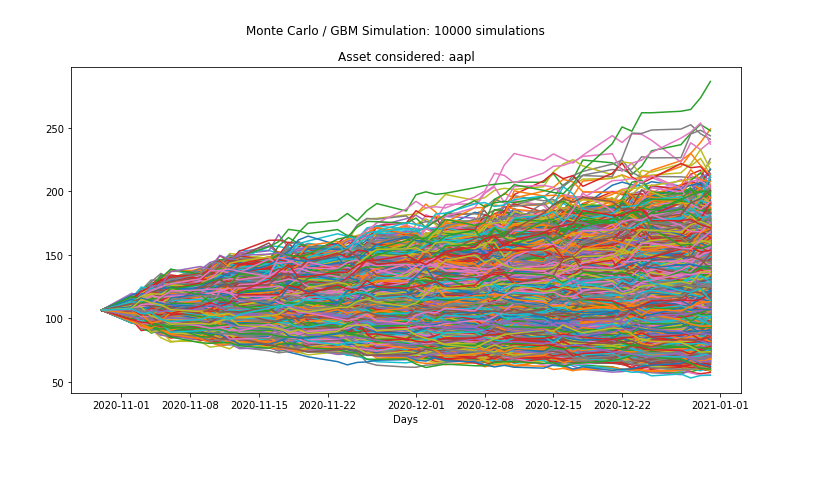
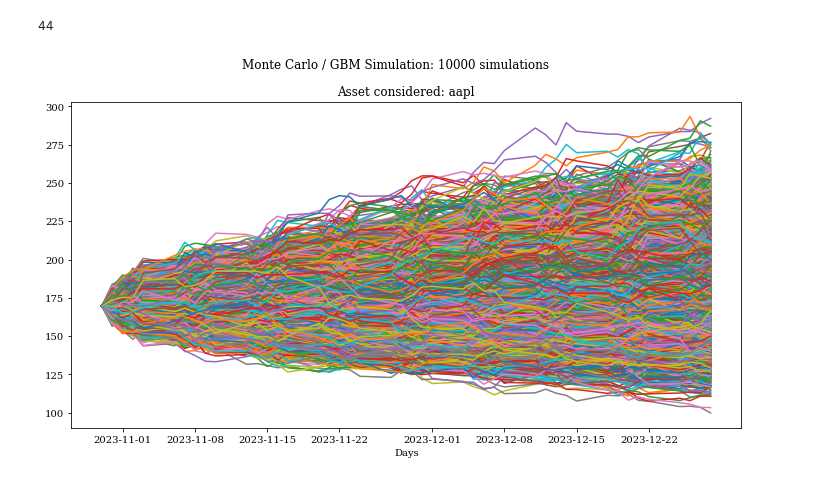
Before and after one commit to michaelmlnkv/Trading2, a Jupyter notebook: stockPriceGBM.ipynb, the cells around one changed output. Cells and saved outputs as stored; diff of their text form; code cells hidden in the pictures.

```diff
--- a/stockPriceGBM.ipynb
+++ b/stockPriceGBM.ipynb
@@ -9,8 +9,9 @@ import pandas as pd
 # %%
 stock = 'aapl'
 train_start = '2020-01-01'
-train_end = '2020-10-31'
-sim_end = pd.Timestamp('2020-12-31', tz='America/New_York')
+train_end = pd.Timestamp('2023-10-31', tz='America/New_York')
+sim_start = '2023-10-30'
+sim_end = pd.Timestamp('2023-12-31', tz='America/New_York')
 scen_size = 10000
 # %%
 ticker = yf.Ticker('aapl')
@@ -59,19 +82,28 @@ diffusion = {str(scen): sigma * W[str(scen)] for scen in range(1, scen_size + 1)
 # %%
 S = np.array([s0 * np.exp(drift + diffusion[str(scen)]) for scen in range(1, scen_size + 1)])
 S = np.hstack((np.array([[s0] for scen in range(1, scen_size + 1)]), S))
+# %%
+p = len(pd.date_range(start=train_set.index[-1],
+                           end=sim_end,
+                           freq='D').map(lambda x: x if x.isoweekday() in range(1, 6) else np.nan).dropna())
+# %%
+len(S[0])
+# %% [output]
+44
 # %%
 #fig, ax = plt.subplots()
+plt.rcParams["font.family"] = "serif"
 plt.figure(figsize=(12,6))
 plt.suptitle('Monte Carlo / GBM Simulation: ' +  str(scen_size) + ' simulations')
 plt.title('Asset considered: ' + stock)
 plt.xlabel('Days')
 
 
 for i in range(scen_size):
     plt.plot(pd.date_range(start=train_set.index[-1],
                            end=sim_end,
-                           freq='D').map(lambda x: x if x.isoweekday() in range(1, 6) else np.nan).dropna(), S[i, :])
+                           freq='D').map(lambda x: x if x.isoweekday() in range(1, 6) else np.nan).dropna()[:p-1], S[i])
 
 plt.show()
 # %% [output]
-[figure, old version]
+[figure, new version]
```
Also changed, not shown: parts of 5 cells of this notebook.
